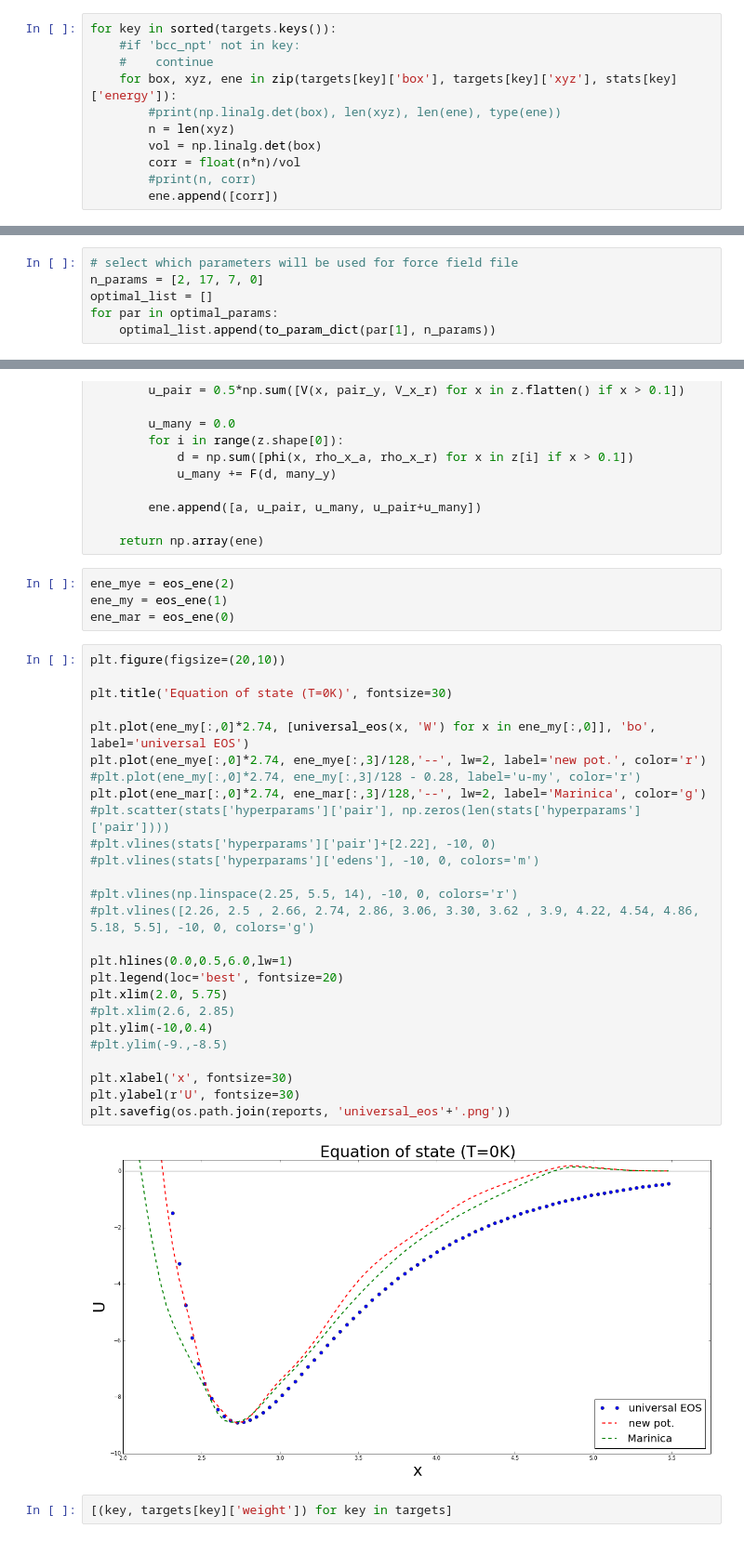
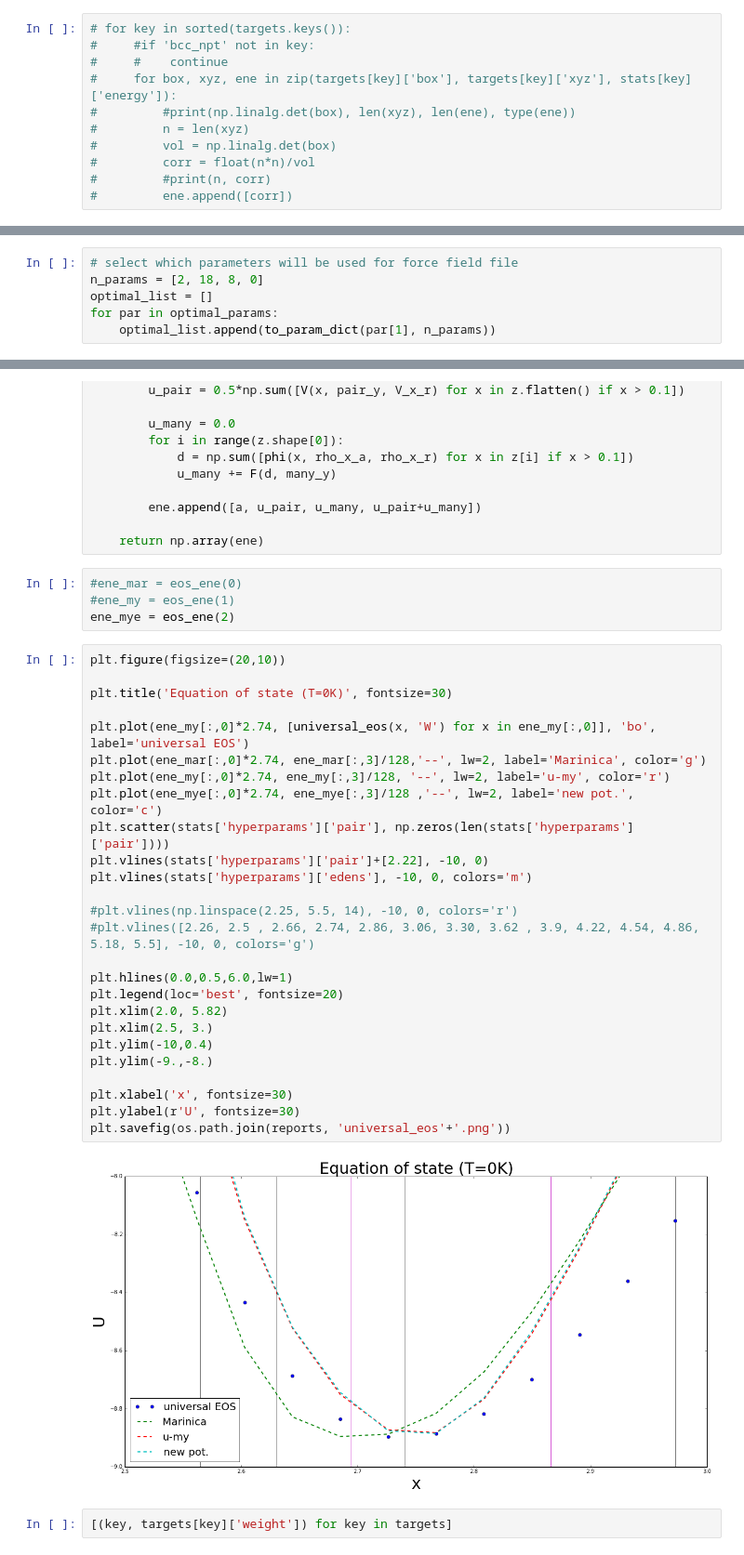
Before and after one commit to vlcekl/eam-models, a Jupyter notebook: notebooks/inspect_and_save.ipynb, the cells around one changed output, grey strips where cells are left out. Shown at 93% size. Saved outputs shown, nothing was run; the diff lists cells and outputs as text.

```diff
--- a/notebooks/inspect_and_save.ipynb
+++ b/notebooks/inspect_and_save.ipynb
@@ -117,14 +152,14 @@ stats['md'] = stats_select_md['md']
 # %%
-for key in sorted(targets.keys()):
-    #if 'bcc_npt' not in key:
-    #    continue
-    for box, xyz, ene in zip(targets[key]['box'], targets[key]['xyz'], stats[key]['energy']):
-        #print(np.linalg.det(box), len(xyz), len(ene), type(ene))
-        n = len(xyz)
-        vol = np.linalg.det(box)
-        corr = float(n*n)/vol
-        #print(n, corr)
-        ene.append([corr])
+# for key in sorted(targets.keys()):
+#     #if 'bcc_npt' not in key:
+#     #    continue
+#     for box, xyz, ene in zip(targets[key]['box'], targets[key]['xyz'], stats[key]['energy']):
+#         #print(np.linalg.det(box), len(xyz), len(ene), type(ene))
+#         n = len(xyz)
+#         vol = np.linalg.det(box)
+#         corr = float(n*n)/vol
+#         #print(n, corr)
+#         ene.append([corr])
 # %%
 # optimal_params = []
 # for params in param_list:
@@ -387,6 +586,6 @@ optimal_params
 # %%
 # select which parameters will be used for force field file
-n_params = [2, 17, 7, 0]
+n_params = [2, 18, 8, 0]
 optimal_list = []
 for par in optimal_params:
     optimal_list.append(to_param_dict(par[1], n_params))
@@ -451,37 +650,37 @@ def eos_ene(ff_id):
 
     return np.array(ene)
 # %%
+#ene_mar = eos_ene(0)
+#ene_my = eos_ene(1)
 ene_mye = eos_ene(2)
-ene_my = eos_ene(1)
-ene_mar = eos_ene(0)
 # %%
 plt.figure(figsize=(20,10))
 
 plt.title('Equation of state (T=0K)', fontsize=30)
 
 plt.plot(ene_my[:,0]*2.74, [universal_eos(x, 'W') for x in ene_my[:,0]], 'bo', label='universal EOS')
-plt.plot(ene_mye[:,0]*2.74, ene_mye[:,3]/128,'--', lw=2, label='new pot.', color='r')
-#plt.plot(ene_my[:,0]*2.74, ene_my[:,3]/128 - 0.28, label='u-my', color='r')
 plt.plot(ene_mar[:,0]*2.74, ene_mar[:,3]/128,'--', lw=2, label='Marinica', color='g')
-#plt.scatter(stats['hyperparams']['pair'], np.zeros(len(stats['hyperparams']['pair'])))
-#plt.vlines(stats['hyperparams']['pair']+[2.22], -10, 0)
-#plt.vlines(stats['hyperparams']['edens'], -10, 0, colors='m')
+plt.plot(ene_my[:,0]*2.74, ene_my[:,3]/128, '--', lw=2, label='u-my', color='r')
+plt.plot(ene_mye[:,0]*2.74, ene_mye[:,3]/128 ,'--', lw=2, label='new pot.', color='c')
+plt.scatter(stats['hyperparams']['pair'], np.zeros(len(stats['hyperparams']['pair'])))
+plt.vlines(stats['hyperparams']['pair']+[2.22], -10, 0)
+plt.vlines(stats['hyperparams']['edens'], -10, 0, colors='m')
 
 #plt.vlines(np.linspace(2.25, 5.5, 14), -10, 0, colors='r')
 #plt.vlines([2.26, 2.5 , 2.66, 2.74, 2.86, 3.06, 3.30, 3.62 , 3.9, 4.22, 4.54, 4.86, 5.18, 5.5], -10, 0, colors='g')
 
 plt.hlines(0.0,0.5,6.0,lw=1)
 plt.legend(loc='best', fontsize=20)
-plt.xlim(2.0, 5.75)
-#plt.xlim(2.6, 2.85)
+plt.xlim(2.0, 5.82)
+plt.xlim(2.5, 3.)
 plt.ylim(-10,0.4)
-#plt.ylim(-9.,-8.5)
+plt.ylim(-9.,-8.)
 
 plt.xlabel('x', fontsize=30)
 plt.ylabel(r'U', fontsize=30)
 plt.savefig(os.path.join(reports, 'universal_eos'+'.png'))
 # %% [output]
-[figure, old version]
+[figure, new version]
 # %%
 [(key, targets[key]['weight']) for key in targets]
 # %% [output]
```
Also changed, not shown: parts of 24 cells of this notebook, 9 other files.
